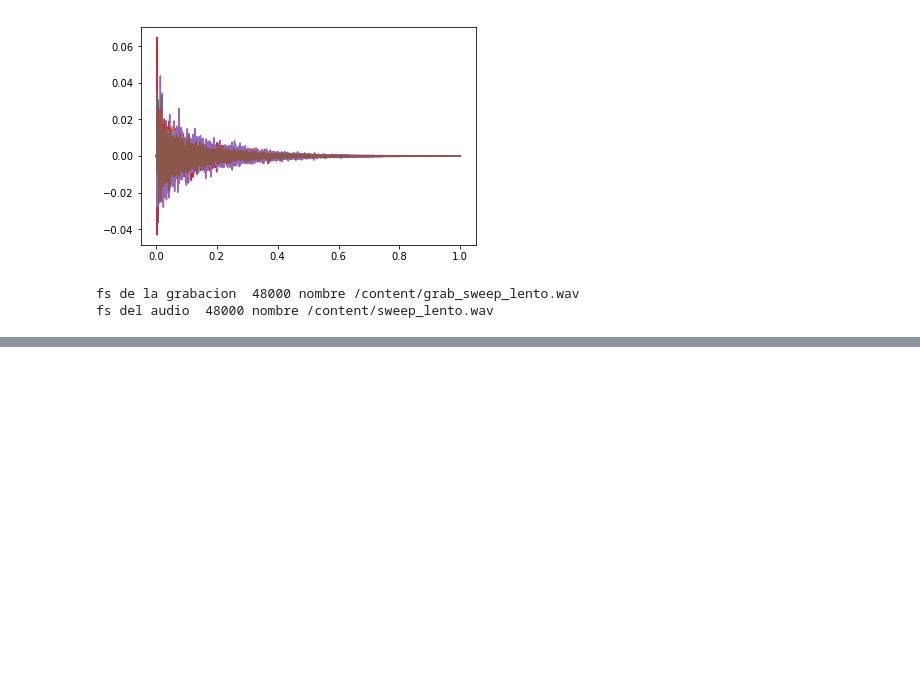
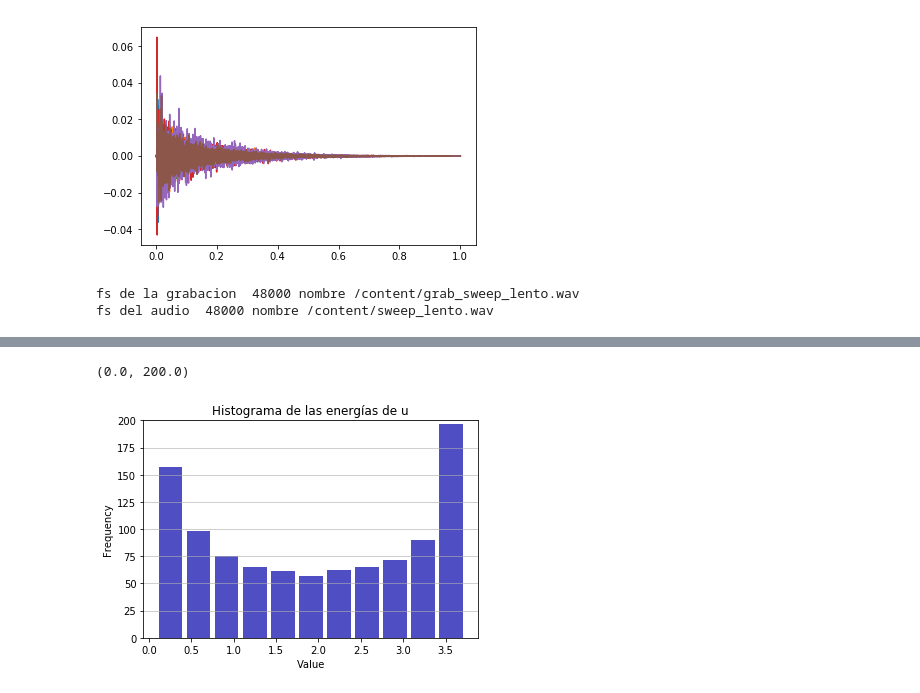
Before and after one commit to jmestanza/Echo_cancellation, a Jupyter notebook: NLMS.ipynb, the cells around one changed output, grey strips where cells are left out. Drawn from its saved outputs; the diff is of its cells as text; code cells hidden in the pictures; blank space fills up the shorter version.

```diff
--- a/NLMS.ipynb
+++ b/NLMS.ipynb
@@ -254,0 +231,13 @@ Successfully installed padasip-1.1.1
+# %%
+n, bins, patches = plt.hist(x=energias_u, bins='auto', color='#0504aa',
+                            alpha=0.7, rwidth=0.85)
+plt.grid(axis='y', alpha=0.75)
+plt.xlabel('Value')
+plt.ylabel('Frequency')
+plt.title('Histograma de las energías de u')
+maxfreq = n.max()
+# Set a clean upper y-axis limit.
+plt.ylim(ymax=np.ceil(maxfreq / 10) * 10 if maxfreq % 10 else maxfreq + 10)
+# %% [output]
+(0.0, 200.0)
+[figure, added]
```
Also changed, not shown: parts of 2 cells of this notebook.
